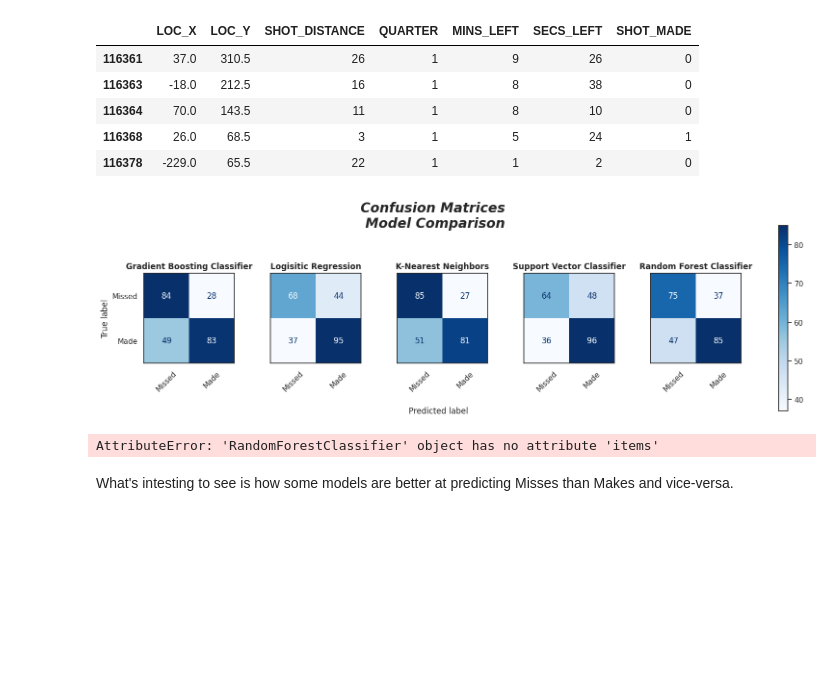
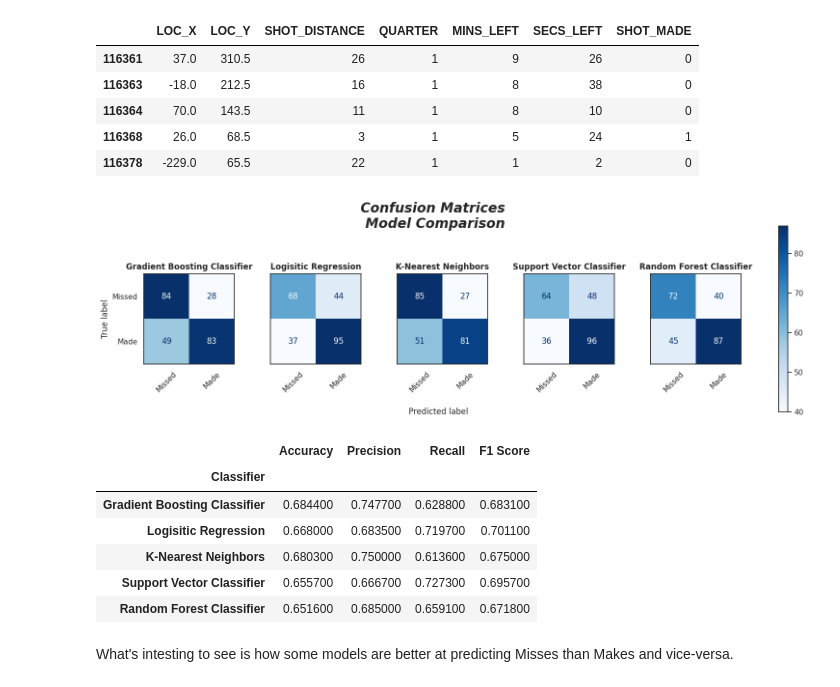
Before and after one commit to RafaelJMinaya/NBA-3Point-Shooting-Analysis, a Jupyter notebook: nba-3-point-shooting-evolution.ipynb, the cells around one changed output. Saved outputs shown, nothing was run; the diff lists cells and outputs as text; code cells hidden in the pictures; blank space fills up the shorter version.

```diff
--- a/nba-3-point-shooting-evolution.ipynb
+++ b/nba-3-point-shooting-evolution.ipynb
@@ -976,10 +976,10 @@ lebron23_ml.head()
 # %%
 #https://stackoverflow.com/questions/61825227/plotting-multiple-confusion-matrix-side-by-side
 class_models = {"Gradient Boosting Classifier": GradientBoostingClassifier(n_estimators=100, learning_rate=1.0, max_depth=1, random_state=0),
-               "Logisitic Regression": LogisticRegression(C=10,  penalty='l1', solver='liblinear', random_state=0, class_weight='balanced'),
-               "K-Nearest Neighbors": KNeighborsClassifier(n_neighbors = 6, metric = 'minkowski', p = 2),
-               "Support Vector Classifier": SVC(kernel = 'linear', random_state = 0),
-               "Random Forest Classifier": RandomForestClassifier(n_estimators = 15, criterion = 'entropy', random_state = 0)}
+                "Logisitic Regression": LogisticRegression(C=10,  penalty='l1', solver='liblinear', random_state=0, class_weight='balanced'),
+                "K-Nearest Neighbors": KNeighborsClassifier(n_neighbors = 6, metric = 'minkowski', p = 2),
+                "Support Vector Classifier": SVC(kernel = 'linear', random_state = 0),
+                "Random Forest Classifier": RandomForestClassifier(n_estimators = 15, random_state = 0)}
 
 
 #Features
@@ -1018,38 +1018,50 @@ fig.colorbar(disp.im_, ax=axes)
 plt.show()
 
 ###############################################################################################
+class_models = {"Gradient Boosting Classifier": GradientBoostingClassifier(n_estimators=100, learning_rate=1.0, max_depth=1, random_state=0),
+                "Logisitic Regression": LogisticRegression(C=10,  penalty='l1', solver='liblinear', random_state=0, class_weight='balanced'),
+                "K-Nearest Neighbors": KNeighborsClassifier(n_neighbors = 6, metric = 'minkowski', p = 2),
+                "Support Vector Classifier": SVC(kernel = 'linear', random_state = 0),
+                "Random Forest Classifier": RandomForestClassifier(n_estimators = 15, random_state = 0)}
+
 
 # Train and evaluate each classifier
 results = {'Classifier': [], 'Accuracy': [], 'Precision': [], 'Recall': [], 'F1 Score': []}
 
 for clf_name, clf in class_models.items():
     # Train the classifier
     clf.fit(X_train, y_train)
 
     # Make predictions on the test set
     y_pred = clf.predict(X_test)
 
     # Evaluate the classifier
     accuracy = round(accuracy_score(y_test, y_pred), 4)
     precision = round(precision_score(y_test, y_pred), 4)
     recall = round(recall_score(y_test, y_pred), 4)
     f1 = round(f1_score(y_test, y_pred), 4)
 
     # Save results
     results['Classifier'].append(clf_name)
     results['Accuracy'].append(accuracy)
     results['Precision'].append(precision)
     results['Recall'].append(recall)
     results['F1 Score'].append(f1)
 
 # Create a DataFrame to display the results
 results_df = pd.DataFrame(results)
 results_df.set_index('Classifier', inplace=True)
 results_df.sort_values(by='Accuracy', ascending=False)
 results_df.style.highlight_max(color = 'green', axis = 0)
 # %% [output]
-[figure, old version]
+[figure, new version]
-AttributeError: 'RandomForestClassifier' object has no attribute 'items'
+|  | Accuracy | Precision | Recall | F1 Score |
+| Classifier |  |  |  |  |
+| Gradient Boosting Classifier | 0.684400 | 0.747700 | 0.628800 | 0.683100 |
+| Logisitic Regression | 0.668000 | 0.683500 | 0.719700 | 0.701100 |
+| K-Nearest Neighbors | 0.680300 | 0.750000 | 0.613600 | 0.675000 |
+| Support Vector Classifier | 0.655700 | 0.666700 | 0.727300 | 0.695700 |
+| Random Forest Classifier | 0.651600 | 0.685000 | 0.659100 | 0.671800 |
 # %% [markdown]
 What's intesting to see is how some models are better at predicting Misses than Makes and vice-versa.
 # %% [markdown]
```
